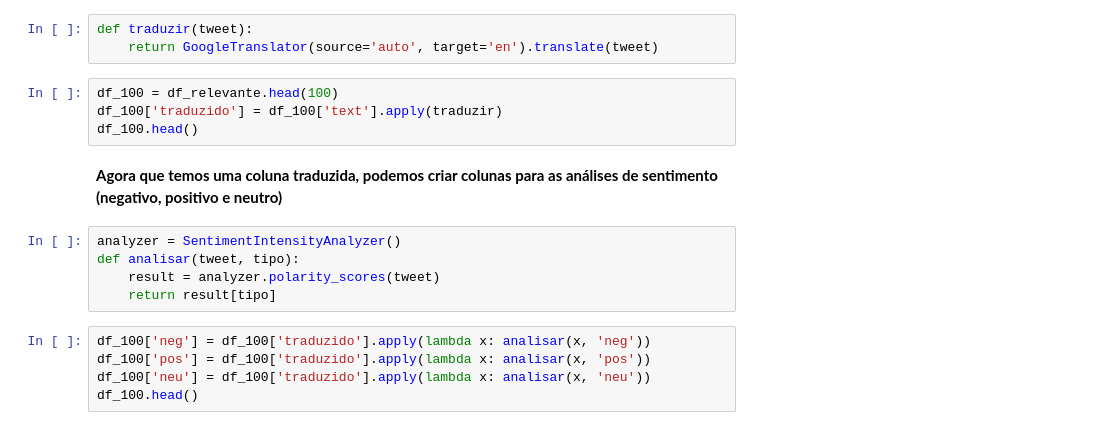
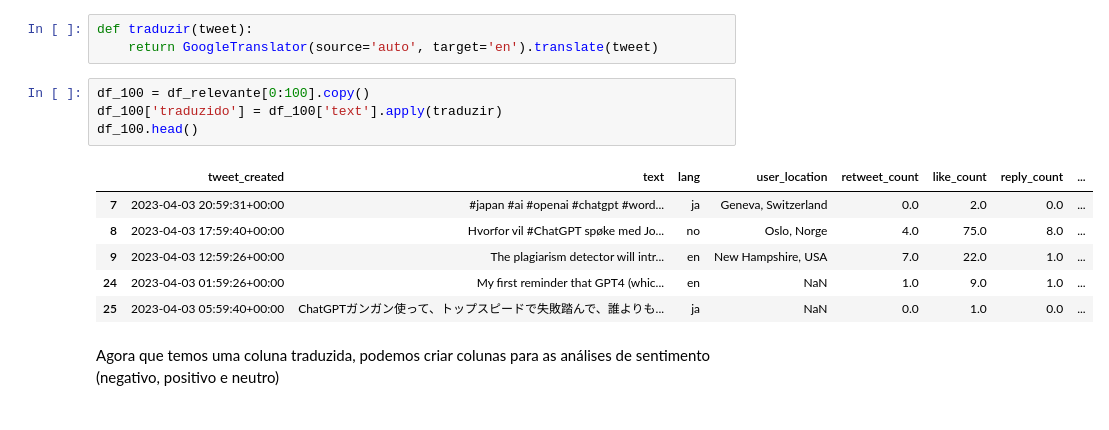
Before and after one commit to lorenzo-cm/tpICD, a Jupyter notebook: analiseInicial.ipynb, the cells around one changed output. Saved outputs shown, nothing was run; the diff lists cells and outputs as text.

Commit message:
updates and fixes for first release

```diff
--- a/analiseInicial.ipynb
+++ b/analiseInicial.ipynb
@@ -62,18 +112,15 @@ plt.show()
 def traduzir(tweet):
     return GoogleTranslator(source='auto', target='en').translate(tweet)
 # %%
-df_100 = df_relevante.head(100)
+df_100 = df_relevante[0:100].copy()
 df_100['traduzido'] = df_100['text'].apply(traduzir)
 df_100.head()
+# %% [output]
+|  | tweet_created | text | lang | user_location | retweet_count | like_count | reply_count | ... |
+| 7 | 2023-04-03 20:59:31+00:00 | #japan #ai #openai #chatgpt #word... | ja | Geneva, Switzerland | 0.0 | 2.0 | 0.0 | ... |
+| 8 | 2023-04-03 17:59:40+00:00 | Hvorfor vil #ChatGPT spøke med Jo... | no | Oslo, Norge | 4.0 | 75.0 | 8.0 | ... |
+| 9 | 2023-04-03 12:59:26+00:00 | The plagiarism detector will intr... | en | New Hampshire, USA | 7.0 | 22.0 | 1.0 | ... |
+| 24 | 2023-04-03 01:59:26+00:00 | My first reminder that GPT4 (whic... | en | NaN | 1.0 | 9.0 | 1.0 | ... |
+| 25 | 2023-04-03 05:59:40+00:00 | ChatGPTガンガン使って、トップスピードで失敗踏んで、誰よりも... | ja | NaN | 0.0 | 1.0 | 0.0 | ... |
 # %% [markdown]
-**Agora que temos uma coluna traduzida, podemos criar colunas para as análises de sentimento (negativo, positivo e neutro)**
+Agora que temos uma coluna traduzida, podemos criar colunas para as análises de sentimento (negativo, positivo e neutro)
-# %%
-analyzer = SentimentIntensityAnalyzer()
-def analisar(tweet, tipo):
-    result = analyzer.polarity_scores(tweet)
-    return result[tipo]
-# %%
-df_100['neg'] = df_100['traduzido'].apply(lambda x: analisar(x, 'neg'))
-df_100['pos'] = df_100['traduzido'].apply(lambda x: analisar(x, 'pos'))
-df_100['neu'] = df_100['traduzido'].apply(lambda x: analisar(x, 'neu'))
-df_100.head()
```
Also changed, not shown: parts of 22 cells of this notebook, 5 other files.
